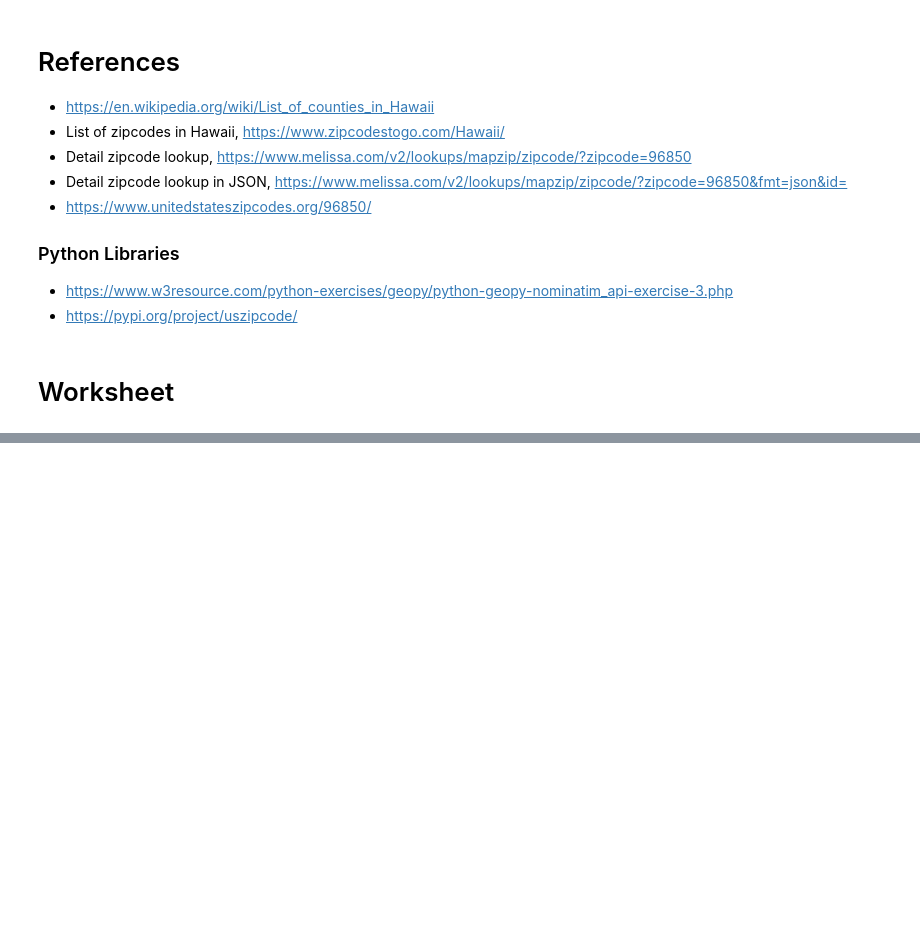
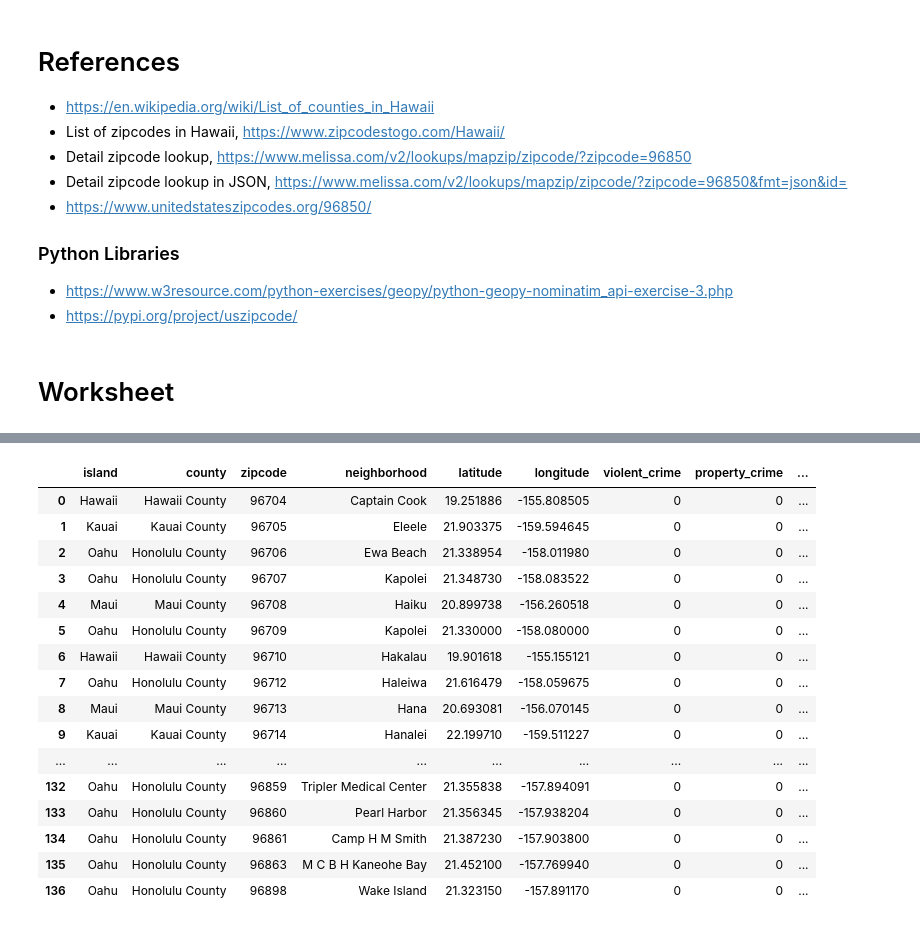
Before and after one commit to finesketch/Coursera_Capstone, a Jupyter notebook: Week4-Assignment-Worksheet.ipynb, the cells around one changed output, grey strips where cells are left out. Saved outputs shown, nothing was run; the diff lists cells and outputs as text; code cells hidden in the pictures; blank space fills up the shorter version.

```diff
--- a/Week4-Assignment-Worksheet.ipynb
+++ b/Week4-Assignment-Worksheet.ipynb
@@ -262,0 +410,7 @@ Executing transaction: done
+# %%
+main_islands = soup.find_all('table', class_='wikitable sortable')
+# %%
+i = 1
+island = main_islands[0]
+for header in island.find_all('th'):
+    print(header.get_text())
@@ -262,0 +548,4 @@ Executing transaction: done
+# %%
+zipcode_df = pd.read_html('https://www.zipcodestogo.com/Hawaii/')
+zipcode_df = zipcode_df[1]
+zipcode_df.head(5)
@@ -262,0 +570,11 @@ Executing transaction: done
+# %%
+drop_index = zipcode_df[(zipcode_df.index == 0)].index
+zipcode_df.drop(drop_index, inplace=True)
+drop_index = zipcode_df[(zipcode_df.index == 1)].index
+zipcode_df.drop(drop_index, inplace=True)
+
+zipcode_df.reset_index(drop=True, inplace=True)
+
+zipcode_df.head(150)
+
+zipcode_df.columns = ['zipcode', 'neighborhood', 'county']
@@ -262,0 +707,20 @@ Executing transaction: done
+# %%
+neighborhood_df
+# %% [output]
+|  | island | county | zipcode | neighborhood | latitude | longitude | violent_crime | property_crime | ... |
+| 0 | Hawaii | Hawaii County | 96704 | Captain Cook | 19.251886 | -155.808505 | 0 | 0 | ... |
+| 1 | Kauai | Kauai County | 96705 | Eleele | 21.903375 | -159.594645 | 0 | 0 | ... |
+| 2 | Oahu | Honolulu County | 96706 | Ewa Beach | 21.338954 | -158.011980 | 0 | 0 | ... |
+| 3 | Oahu | Honolulu County | 96707 | Kapolei | 21.348730 | -158.083522 | 0 | 0 | ... |
+| 4 | Maui | Maui County | 96708 | Haiku | 20.899738 | -156.260518 | 0 | 0 | ... |
+| 5 | Oahu | Honolulu County | 96709 | Kapolei | 21.330000 | -158.080000 | 0 | 0 | ... |
+| 6 | Hawaii | Hawaii County | 96710 | Hakalau | 19.901618 | -155.155121 | 0 | 0 | ... |
+| 7 | Oahu | Honolulu County | 96712 | Haleiwa | 21.616479 | -158.059675 | 0 | 0 | ... |
+| 8 | Maui | Maui County | 96713 | Hana | 20.693081 | -156.070145 | 0 | 0 | ... |
+| 9 | Kauai | Kauai County | 96714 | Hanalei | 22.199710 | -159.511227 | 0 | 0 | ... |
+| ... | ... | ... | ... | ... | ... | ... | ... | ... | ... |
+| 132 | Oahu | Honolulu County | 96859 | Tripler Medical Center | 21.355838 | -157.894091 | 0 | 0 | ... |
+| 133 | Oahu | Honolulu County | 96860 | Pearl Harbor | 21.356345 | -157.938204 | 0 | 0 | ... |
+| 134 | Oahu | Honolulu County | 96861 | Camp H M Smith | 21.387230 | -157.903800 | 0 | 0 | ... |
+| 135 | Oahu | Honolulu County | 96863 | M C B H Kaneohe Bay | 21.452100 | -157.769940 | 0 | 0 | ... |
+| 136 | Oahu | Honolulu County | 96898 | Wake Island | 21.323150 | -157.891170 | 0 | 0 | ... |
```
Also changed, not shown: parts of 24 cells of this notebook, 10 other files.
